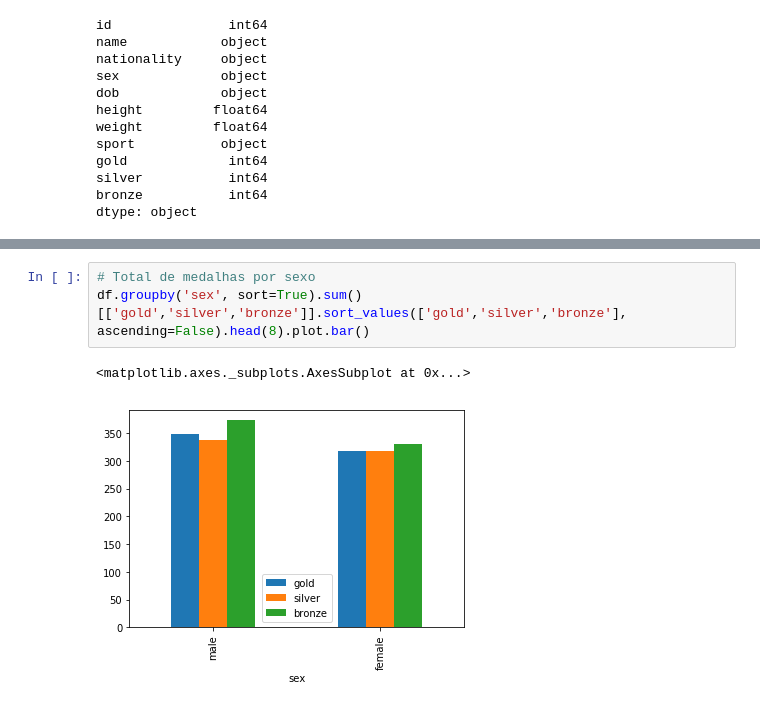
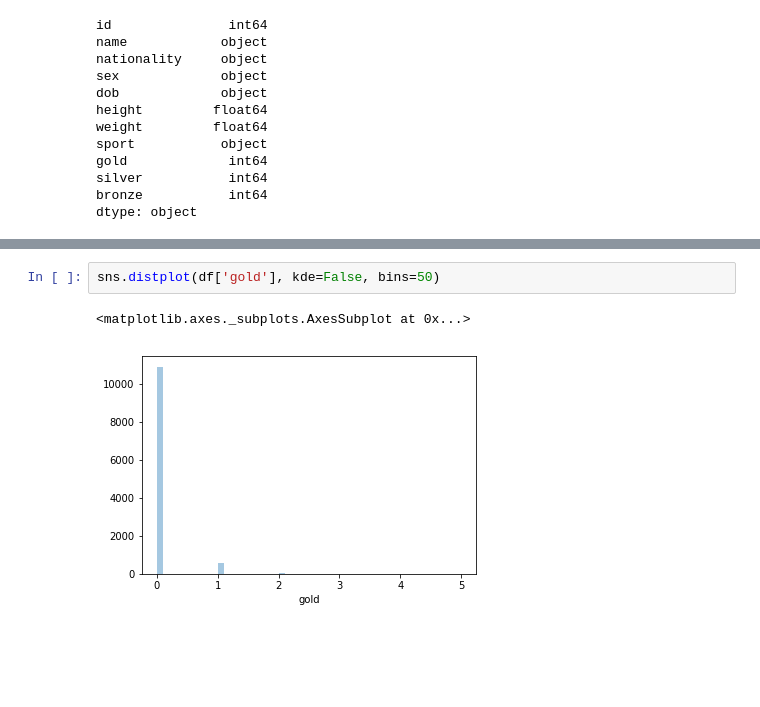
Before and after one commit to Franklin1985/Jogos-Olimpicos, a Jupyter notebook: Jogos Olímpicos .ipynb, the cells around one changed output, grey strips where cells are left out. Drawn from its saved outputs; the diff is of its cells as text; blank space fills up the shorter version.

```diff
--- a/Jogos Olímpicos .ipynb
+++ b/Jogos Olímpicos .ipynb
@@ -168,6 +103,5 @@ df.groupby('sex', sort=True).sum()[['gold','silver','bronze']].sort_values(['gol
-# %%
-# Total de medalhas por sexo
-df.groupby('sex', sort=True).sum()[['gold','silver','bronze']].sort_values(['gold','silver','bronze'], ascending=False).head(8).plot.bar()
-# %% [output]
-<matplotlib.axes._subplots.AxesSubplot at 0x...>
-[figure, removed]
+# %%
+sns.distplot(df['gold'], kde=False, bins=50)
+# %% [output]
+<matplotlib.axes._subplots.AxesSubplot at 0x...>
+[figure, added]
```
Also changed, not shown: parts of 13 cells of this notebook.
